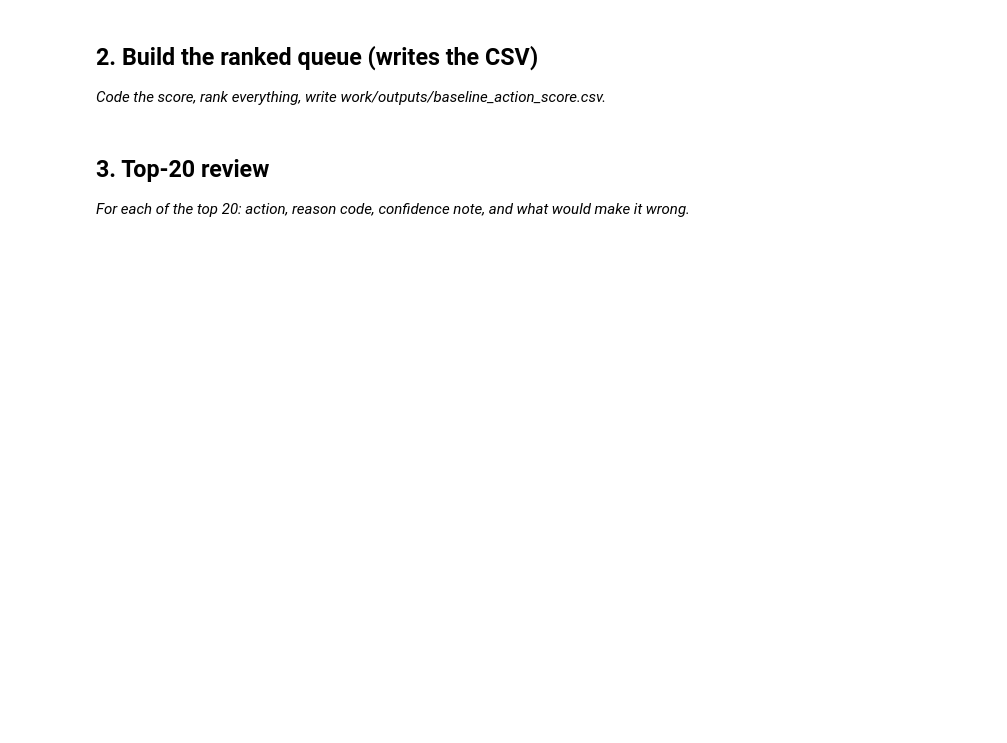
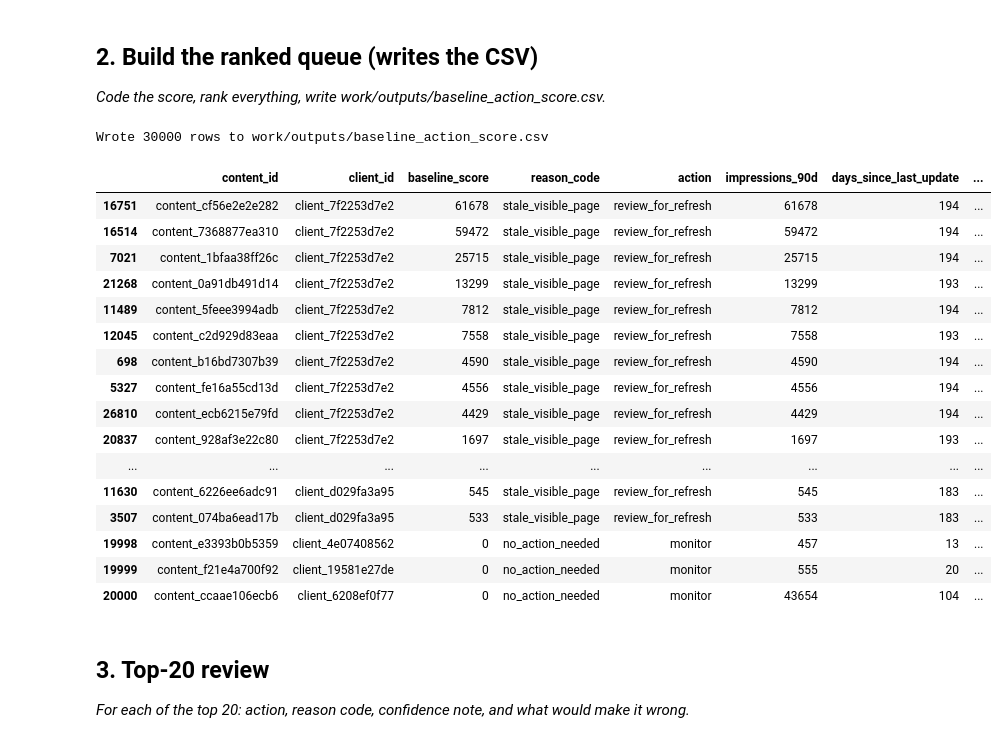
Before and after one commit to zainabaon/flyrank-ml-internship, a Jupyter notebook: work/notebooks/w04_baseline_score.ipynb, the cells around one changed output. Saved outputs shown, nothing was run; the diff lists cells and outputs as text; code cells hidden in the pictures; blank space fills up the shorter version.

Commit message:
ML-07: baseline rule, signal checks, ranked queue, top-17 review

```diff
--- a/work/notebooks/w04_baseline_score.ipynb
+++ b/work/notebooks/w04_baseline_score.ipynb
@@ -12,0 +26,5 @@ This skeleton is yours to fill. Work the sections **in order** — each one has
+# %%
+import pandas as pd
+df = pd.read_csv("data/raw/content_refresh_anonymized.csv")
+df["is_declining_label"] = df["trend_direction"].str.lower().eq("down").astype(int)
+print(df.shape)
@@ -13,3 +45,14 @@ This skeleton is yours to fill. Work the sections **in order** — each one has
 # %%
 # This cell is for CODE (numbers, a query, a check).
 # Write your text answer in the cell ABOVE this one — typing sentences here breaks Run All.
+#Signal 1
+df["staleness_bucket"] = pd.cut(
+    df["days_since_last_update"],
+    bins=[0, 30, 90, 180, 365, 10000],
+    labels=["<30d", "30-90d", "90-180d", "180-365d", "365d+"]
+)
+staleness_table = df.groupby("staleness_bucket").agg(
+    n=("is_declining_label", "size"),
+    decline_rate=("is_declining_label", "mean")
+).round(3)
+print(staleness_table)
@@ -23,3 +91,39 @@ This skeleton is yours to fill. Work the sections **in order** — each one has
+# %%
+# This cell is for CODE (numbers, a query, a check).
+# Write your text answer in the cell ABOVE this one — typing sentences here breaks Run All.
+df["is_stale"] = df["days_since_last_update"] >= 180
+df["is_visible"] = df["impressions_90d"] >= 500
+df["baseline_score"] = df["is_stale"].astype(int) * df["is_visible"].astype(int) * df["impressions_90d"]
+df["reason_code"] = "stale_visible_page"
+df["action"] = "review_for_refresh"
+df.loc[~(df["is_stale"] & df["is_visible"]), ["reason_code", "action"]] = ["no_action_needed", "monitor"]
+
+queue = df.sort_values("baseline_score", ascending=False)[
+    ["content_id", "client_id", "baseline_score", "reason_code", "action",
+     "impressions_90d", "days_since_last_update", "avg_position", "ctr", "trend_direction"]
+]
+queue.to_csv("work/outputs/baseline_action_score.csv", index=False)
+print("Wrote", len(queue), "rows to work/outputs/baseline_action_score.csv")
+queue.head(20)
+# %% [output]
+Wrote 30000 rows to work/outputs/baseline_action_score.csv
+|  | content_id | client_id | baseline_score | reason_code | action | impressions_90d | days_since_last_update | ... |
+| 16751 | content_cf56e2e2e282 | client_7f2253d7e2 | 61678 | stale_visible_page | review_for_refresh | 61678 | 194 | ... |
+| 16514 | content_7368877ea310 | client_7f2253d7e2 | 59472 | stale_visible_page | review_for_refresh | 59472 | 194 | ... |
+| 7021 | content_1bfaa38ff26c | client_7f2253d7e2 | 25715 | stale_visible_page | review_for_refresh | 25715 | 194 | ... |
+| 21268 | content_0a91db491d14 | client_7f2253d7e2 | 13299 | stale_visible_page | review_for_refresh | 13299 | 193 | ... |
+| 11489 | content_5feee3994adb | client_7f2253d7e2 | 7812 | stale_visible_page | review_for_refresh | 7812 | 194 | ... |
+| 12045 | content_c2d929d83eaa | client_7f2253d7e2 | 7558 | stale_visible_page | review_for_refresh | 7558 | 193 | ... |
+| 698 | content_b16bd7307b39 | client_7f2253d7e2 | 4590 | stale_visible_page | review_for_refresh | 4590 | 194 | ... |
+| 5327 | content_fe16a55cd13d | client_7f2253d7e2 | 4556 | stale_visible_page | review_for_refresh | 4556 | 194 | ... |
+| 26810 | content_ecb6215e79fd | client_7f2253d7e2 | 4429 | stale_visible_page | review_for_refresh | 4429 | 194 | ... |
+| 20837 | content_928af3e22c80 | client_7f2253d7e2 | 1697 | stale_visible_page | review_for_refresh | 1697 | 193 | ... |
+| ... | ... | ... | ... | ... | ... | ... | ... | ... |
+| 11630 | content_6226ee6adc91 | client_d029fa3a95 | 545 | stale_visible_page | review_for_refresh | 545 | 183 | ... |
+| 3507 | content_074ba6ead17b | client_d029fa3a95 | 533 | stale_visible_page | review_for_refresh | 533 | 183 | ... |
+| 19998 | content_e3393b0b5359 | client_4e07408562 | 0 | no_action_needed | monitor | 457 | 13 | ... |
+| 19999 | content_f21e4a700f92 | client_19581e27de | 0 | no_action_needed | monitor | 555 | 20 | ... |
+| 20000 | content_ccaae106ecb6 | client_6208ef0f77 | 0 | no_action_needed | monitor | 43654 | 104 | ... |
 # %% [markdown]
 ## 3. Top-20 review
 
```
Also changed, not shown: parts of 11 cells of this notebook.
